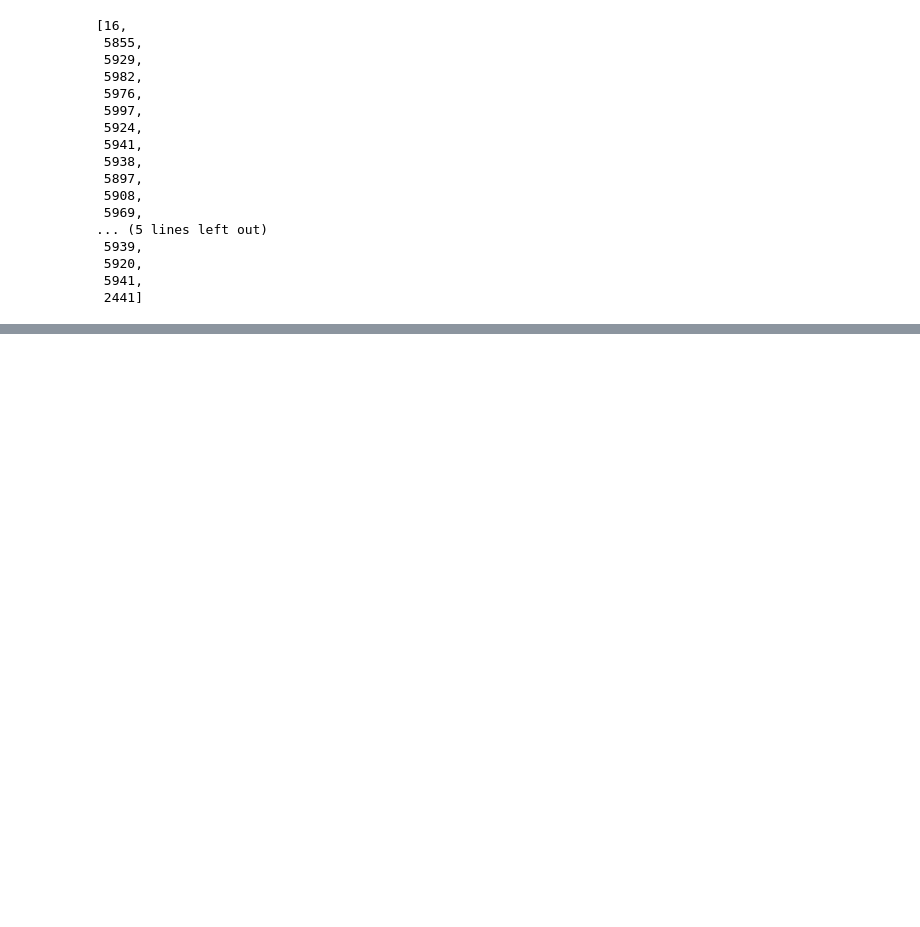
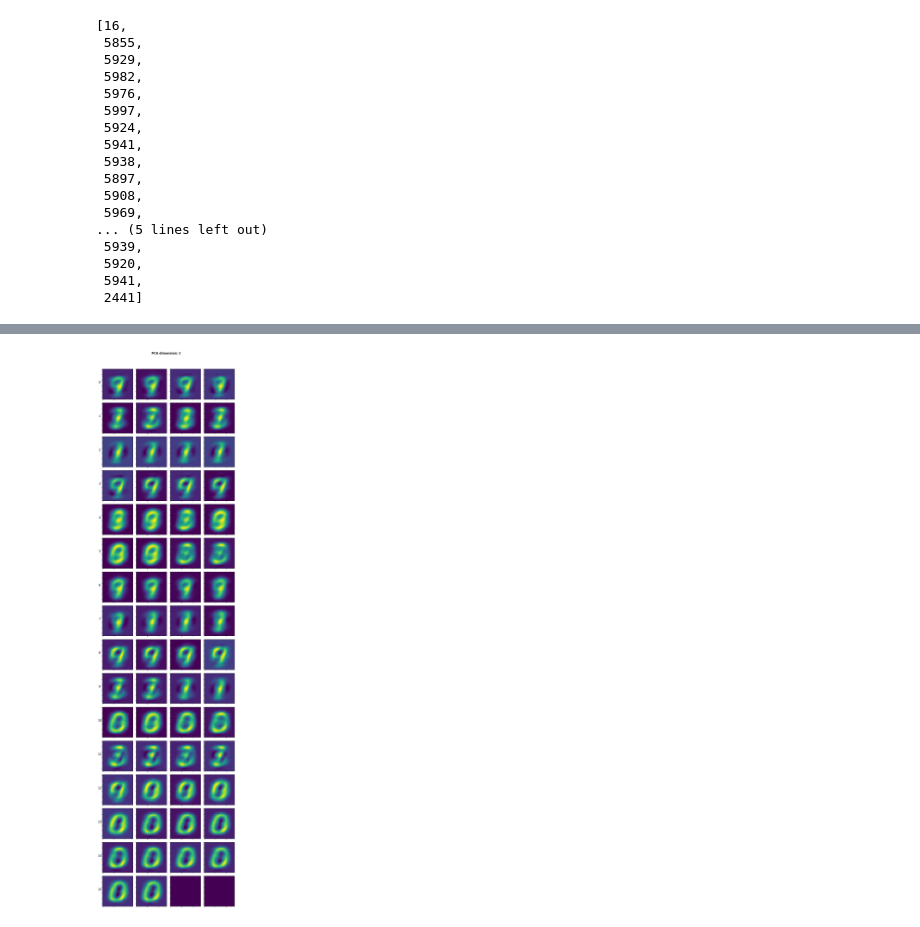
Before and after one commit to NicolaAggio/Handwritten-digit-clustering, a Jupyter notebook: MeanShift.ipynb, the cells around one changed output, grey strips where cells are left out. Drawn from its saved outputs; the diff is of its cells as text; code cells hidden in the pictures; blank space fills up the shorter version.

Commit message:
Images per cluster implemented

```diff
--- a/MeanShift.ipynb
+++ b/MeanShift.ipynb
@@ -210,0 +211,5 @@ plot_clusters(0.5, n_clusters=n_clusters[0], labels=labels[0])
+# %%
+X_test, _ = load_PCA_test_sets(200, 0.5)
+plot_images_per_cluster(X_test, 2, labels[0], n_clusters[0])
+# %% [output]
+[figure, added]
```
Also changed, not shown: parts of 5 cells of this notebook, 4 other files.
